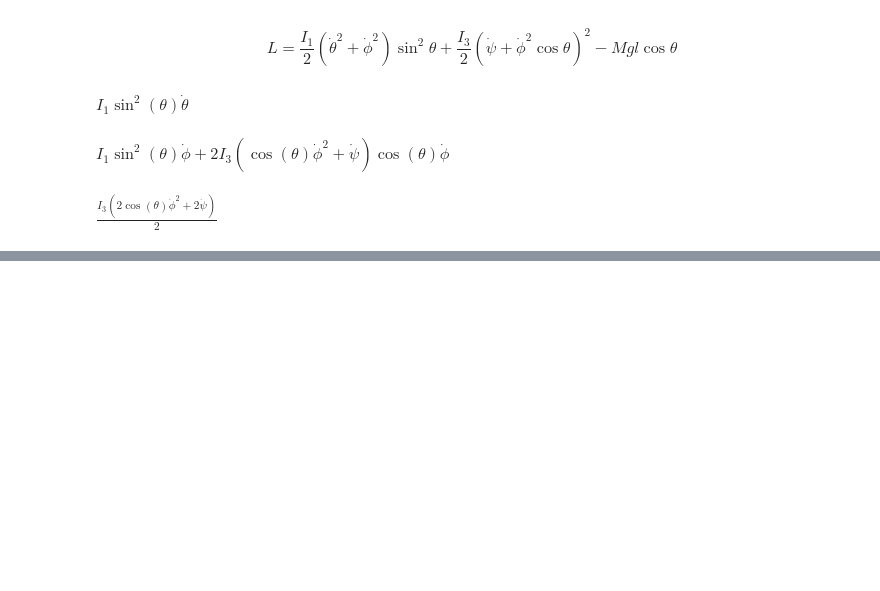
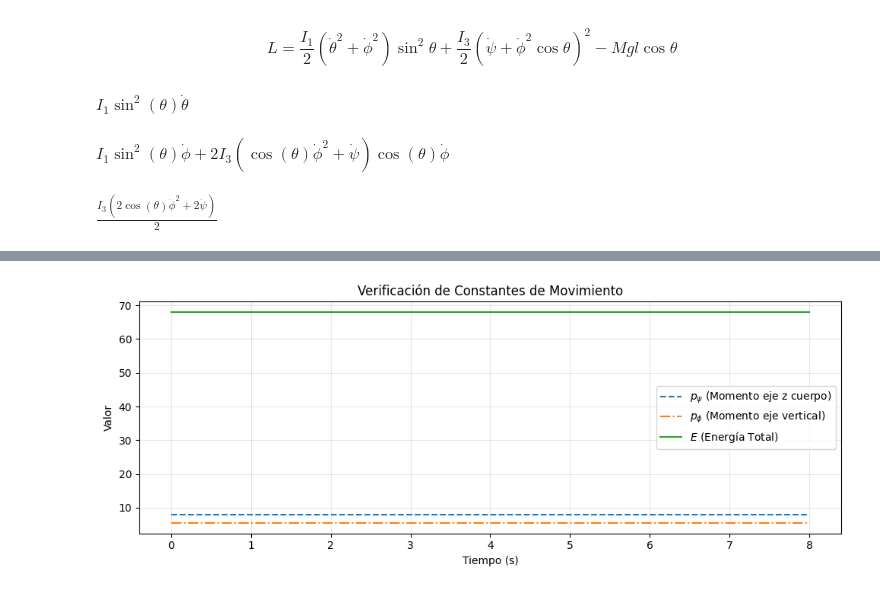
Before and after one commit to Daniel-534/MecanicaCeleste, a Jupyter notebook: Clases/Clase20260601.ipynb, the cells around one changed output, grey strips where cells are left out. Saved outputs shown, nothing was run; the diff lists cells and outputs as text; code cells hidden in the pictures; blank space fills up the shorter version.

```diff
--- a/Clases/Clase20260601.ipynb
+++ b/Clases/Clase20260601.ipynb
@@ -185,0 +211,6 @@ $\displaystyle I_{1} \left(\dot{\phi} \ddot{\phi} + \dot{\theta} \ddot{\theta}\r
+# %%
+# Calcular las constantes de movimiento a partir de las condiciones iniciales
+p_psi = I_3 * (psi_dot_0 + phi_dot_0 * np.cos(theta_0))
+p_phi = (I_1 * np.sin(theta_0)**2 + I_3 * np.cos(theta_0)**2) * phi_dot_0 + I_3 * psi_dot_0 * np.cos(theta_0)
+E_0 = 0.5 * I_1 * (theta_dot_0**2 + phi_dot_0**2 * np.sin(theta_0)**2) + \
+      0.5 * I_3 * (psi_dot_0 + phi_dot_0 * np.cos(theta_0))**2 + M * g * l * np.cos(theta_0)
@@ -185,0 +240,41 @@ $\displaystyle I_{1} \left(\dot{\phi} \ddot{\phi} + \dot{\theta} \ddot{\theta}\r
+# %%
+# Integración temporal
+t_span = (0, 8)  # 8 segundos de simulación
+t_eval = np.linspace(t_span[0], t_span[1], 400)
+y0 = [theta_0, phi_0, psi_0, theta_dot_0]
+
+sol = solve_ivp(deriv, t_span, y0, t_eval=t_eval, method='DOP853', rtol=1e-9, atol=1e-9)
+# %%
+# ==============================================================================
+# 3. VERIFICACIÓN DE CONSTANTES DE MOVIMIENTO
+# ==============================================================================
+theta = sol.y[0]
+phi = sol.y[1]
+psi = sol.y[2]
+theta_dot = sol.y[3]
+
+sin_theta = np.sin(theta)
+cos_theta = np.cos(theta)
+phi_dot = (p_phi - p_psi * cos_theta) / (I_1 * sin_theta**2)
+psi_dot = (p_psi / I_3) - phi_dot * cos_theta
+# %%
+# Recalcular las constantes en cada paso de tiempo
+p_psi_calc = I_3 * (psi_dot + phi_dot * cos_theta)
+p_phi_calc = (I_1 * sin_theta**2 + I_3 * cos_theta**2) * phi_dot + I_3 * psi_dot * cos_theta
+E_calc = 0.5 * I_1 * (theta_dot**2 + phi_dot**2 * sin_theta**2) + \
+         0.5 * I_3 * (psi_dot + phi_dot * cos_theta)**2 + M * g * l * cos_theta
+# %%
+# Gráfica de verificación
+plt.figure(figsize=(10, 4))
+plt.plot(t_eval, p_psi_calc, label=r'$p_\psi$ (Momento eje z cuerpo)', linestyle='--')
+plt.plot(t_eval, p_phi_calc, label=r'$p_\phi$ (Momento eje vertical)', linestyle='-.')
+plt.plot(t_eval, E_calc, label=r'$E$ (Energía Total)', linestyle='-')
+plt.title('Verificación de Constantes de Movimiento')
+plt.xlabel('Tiempo (s)')
+plt.ylabel('Valor')
+plt.legend()
+plt.grid(True, alpha=0.3)
+plt.tight_layout()
+plt.show()
+# %% [output]
+[figure, added]
```
Also changed, not shown: parts of 5 cells of this notebook.
